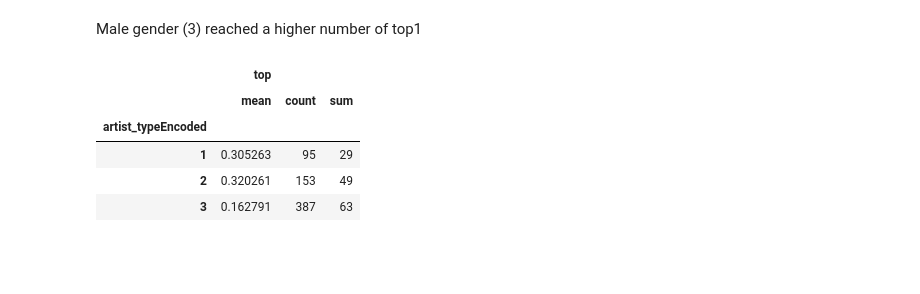
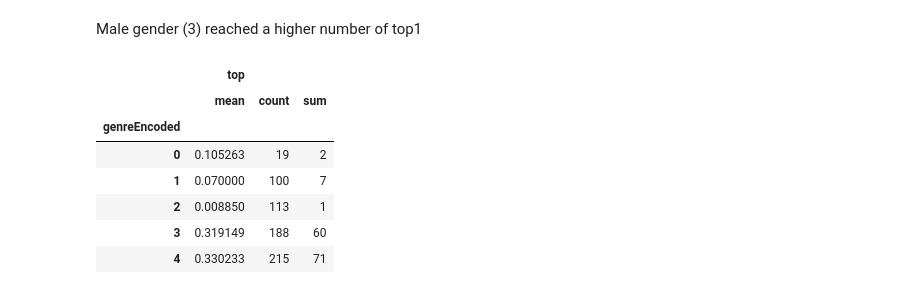
Before and after one commit to IreneCarrasco/AI_and_ML_projects, a Jupyter notebook: Decision_tree_billboard100.ipynb, the cells around one changed output. Cells and saved outputs as stored; diff of their text form; code cells hidden in the pictures; blank space fills up the shorter version.

```diff
--- a/Decision_tree_billboard100.ipynb
+++ b/Decision_tree_billboard100.ipynb
@@ -300,11 +300,13 @@ artists_encoded[['artist_typeEncoded', 'top']].groupby(['artist_typeEncoded'], a
 # %% [markdown]
 Male gender (3) reached a higher number of top1
 # %%
-artists_encoded[['artist_typeEncoded', 'top']].groupby(['artist_typeEncoded'], as_index=False).agg(['mean', 'count', 'sum'])
+artists_encoded[['genreEncoded', 'top']].groupby(['genreEncoded'], as_index=False).agg(['mean', 'count', 'sum'])
 # %% [output]
 |  | top |  |  |
 |  | mean | count | sum |
-| artist_typeEncoded |  |  |  |
-| 1 | 0.305263 | 95 | 29 |
-| 2 | 0.320261 | 153 | 49 |
-| 3 | 0.162791 | 387 | 63 |
+| genreEncoded |  |  |  |
+| 0 | 0.105263 | 19 | 2 |
+| 1 | 0.070000 | 100 | 7 |
+| 2 | 0.008850 | 113 | 1 |
+| 3 | 0.319149 | 188 | 60 |
+| 4 | 0.330233 | 215 | 71 |
```
Also changed, not shown: parts of 8 cells of this notebook.
